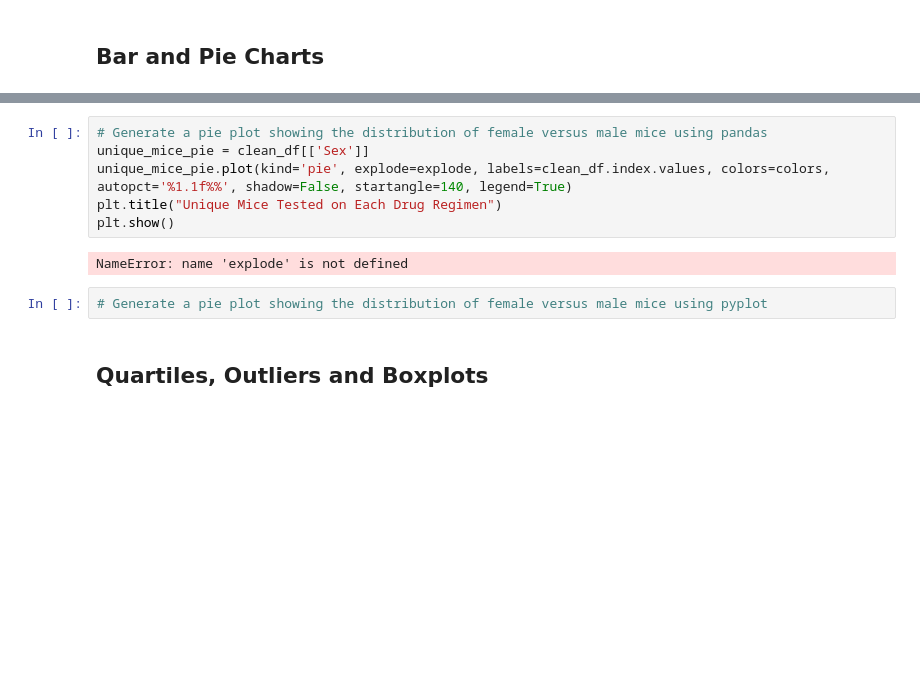
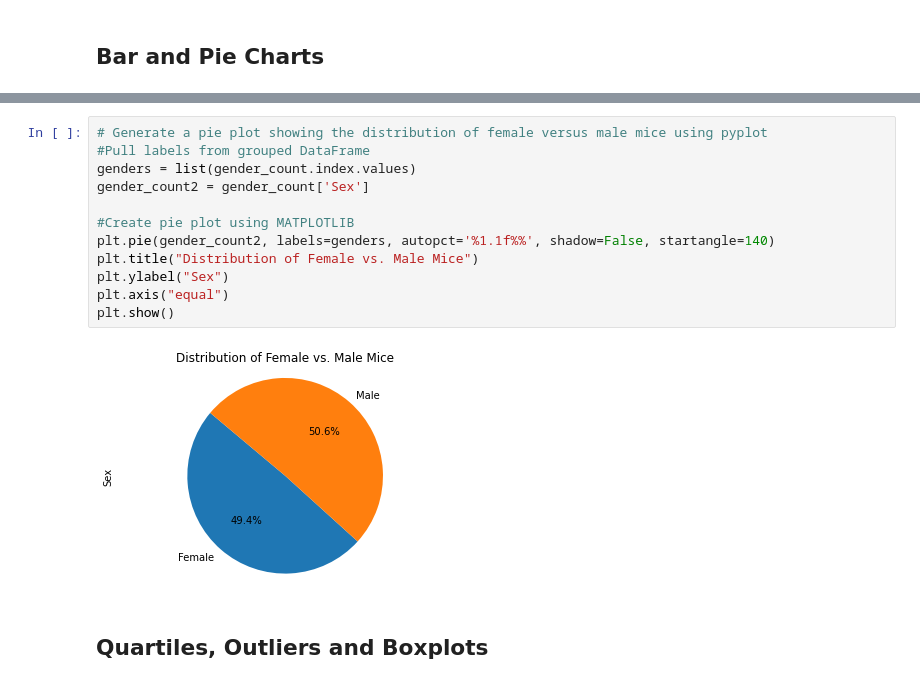
Before and after one commit to annarischitelli/Matplotlib-challenge, a Jupyter notebook: Pymaceuticals_Anna.ipynb, the cells around one changed output, grey strips where cells are left out. Saved outputs shown, nothing was run; the diff lists cells and outputs as text; blank space fills up the shorter version.

```diff
--- a/Pymaceuticals_Anna.ipynb
+++ b/Pymaceuticals_Anna.ipynb
@@ -154,13 +175,17 @@ AttributeError: 'Series' object has no attribute 'plt'
 # %%
-# Generate a pie plot showing the distribution of female versus male mice using pandas
-unique_mice_pie = clean_df[['Sex']]
-unique_mice_pie.plot(kind='pie', explode=explode, labels=clean_df.index.values, colors=colors, autopct='%1.1f%%', shadow=False, startangle=140, legend=True)
-plt.title("Unique Mice Tested on Each Drug Regimen")
+# Generate a pie plot showing the distribution of female versus male mice using pyplot
+#Pull labels from grouped DataFrame
+genders = list(gender_count.index.values)
+gender_count2 = gender_count['Sex']
+
+#Create pie plot using MATPLOTLIB
+plt.pie(gender_count2, labels=genders, autopct='%1.1f%%', shadow=False, startangle=140)
+plt.title("Distribution of Female vs. Male Mice")
+plt.ylabel("Sex")
+plt.axis("equal")
 plt.show()
 # %% [output]
-NameError: name 'explode' is not defined
+[figure, added]
-# %%
-# Generate a pie plot showing the distribution of female versus male mice using pyplot
 # %% [markdown]
 ## Quartiles, Outliers and Boxplots
 # %%
```
Also changed, not shown: parts of 9 cells of this notebook.
